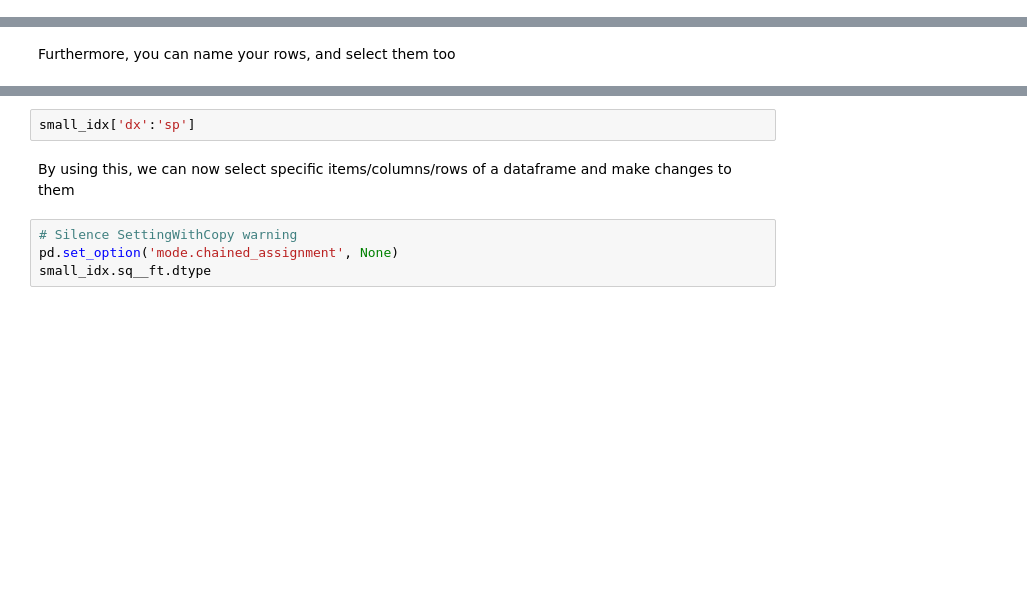
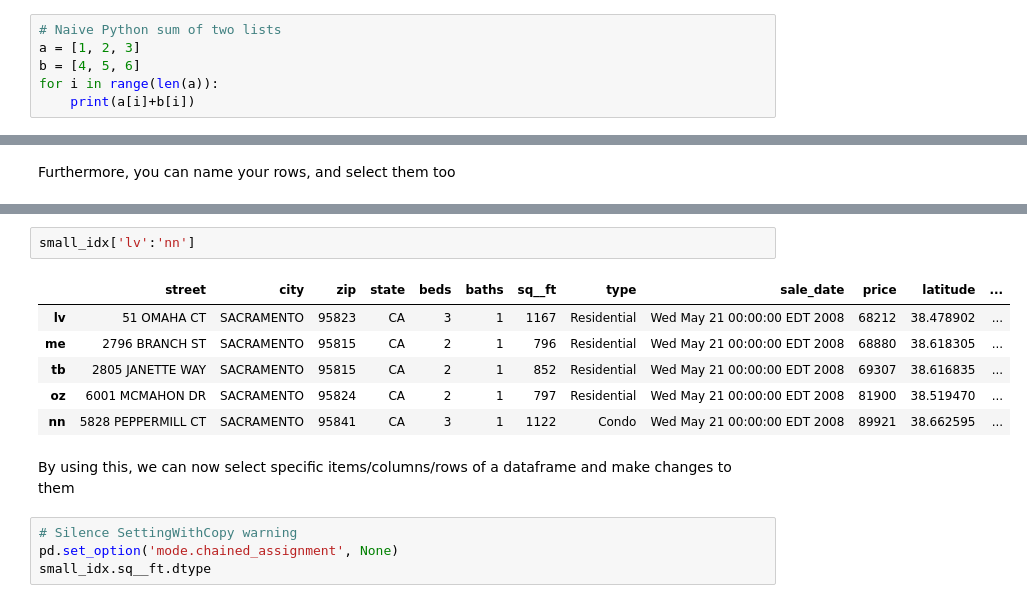
Before and after one commit to betteridiot/b575f18, a Jupyter notebook: Numpy_Pandas.ipynb, the cells around one changed output, grey strips where cells are left out. Drawn from its saved outputs; the diff is of its cells as text; blank space fills up the shorter version.

```diff
--- a/Numpy_Pandas.ipynb
+++ b/Numpy_Pandas.ipynb
@@ -160,3 +278,9 @@ for i in range(int(1e6)):
 ---
 # %% [markdown]
 ## Broadcasting
+# %%
+# Naive Python sum of two lists
+a = [1, 2, 3]
+b = [4, 5, 6]
+for i in range(len(a)):
+    print(a[i]+b[i])
@@ -533,5 +977,12 @@ small_idx[:10]
-# %%
-small_idx['dx':'sp']
+# %%
+small_idx['lv':'nn']
+# %% [output]
+|  | street | city | zip | state | beds | baths | sq__ft | type | sale_date | price | latitude | ... |
+| lv | 51 OMAHA CT | SACRAMENTO | 95823 | CA | 3 | 1 | 1167 | Residential | Wed May 21 00:00:00 EDT 2008 | 68212 | 38.478902 | ... |
+| me | 2796 BRANCH ST | SACRAMENTO | 95815 | CA | 2 | 1 | 796 | Residential | Wed May 21 00:00:00 EDT 2008 | 68880 | 38.618305 | ... |
+| tb | 2805 JANETTE WAY | SACRAMENTO | 95815 | CA | 2 | 1 | 852 | Residential | Wed May 21 00:00:00 EDT 2008 | 69307 | 38.616835 | ... |
+| oz | 6001 MCMAHON DR | SACRAMENTO | 95824 | CA | 2 | 1 | 797 | Residential | Wed May 21 00:00:00 EDT 2008 | 81900 | 38.519470 | ... |
+| nn | 5828 PEPPERMILL CT | SACRAMENTO | 95841 | CA | 3 | 1 | 1122 | Condo | Wed May 21 00:00:00 EDT 2008 | 89921 | 38.662595 | ... |
 # %% [markdown]
 By using this, we can now select specific items/columns/rows of a dataframe and make changes to them
 # %%
```
Also changed, not shown: parts of 102 cells of this notebook.
